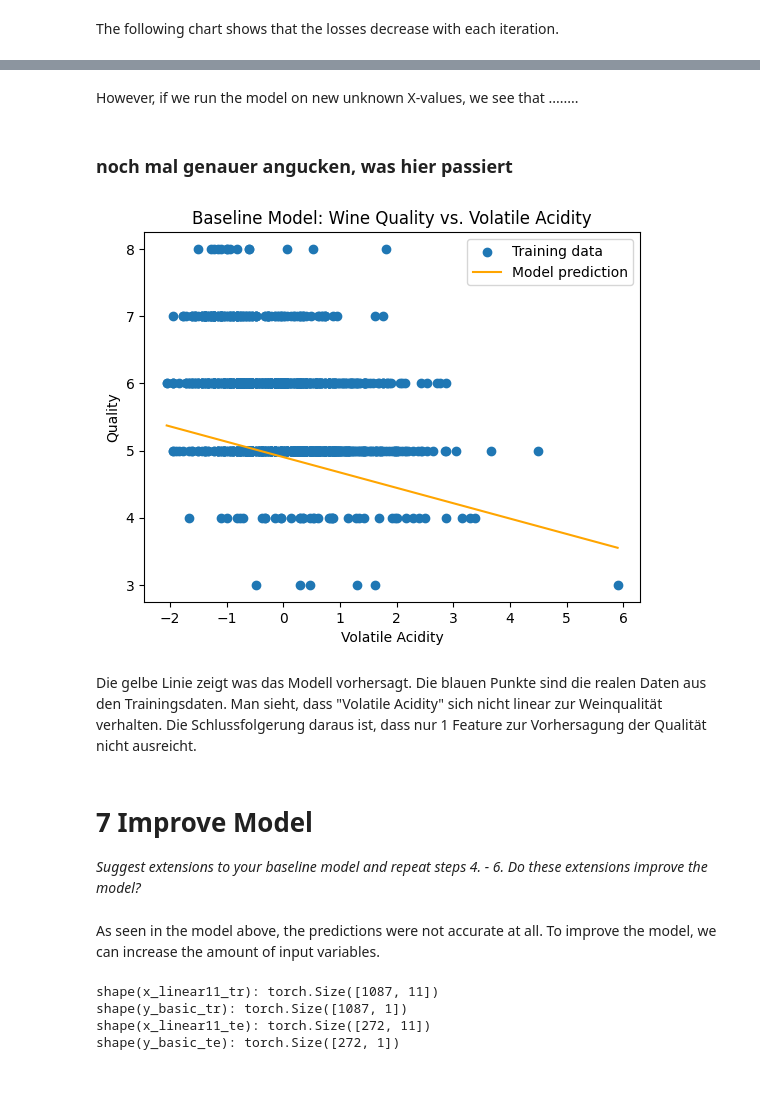
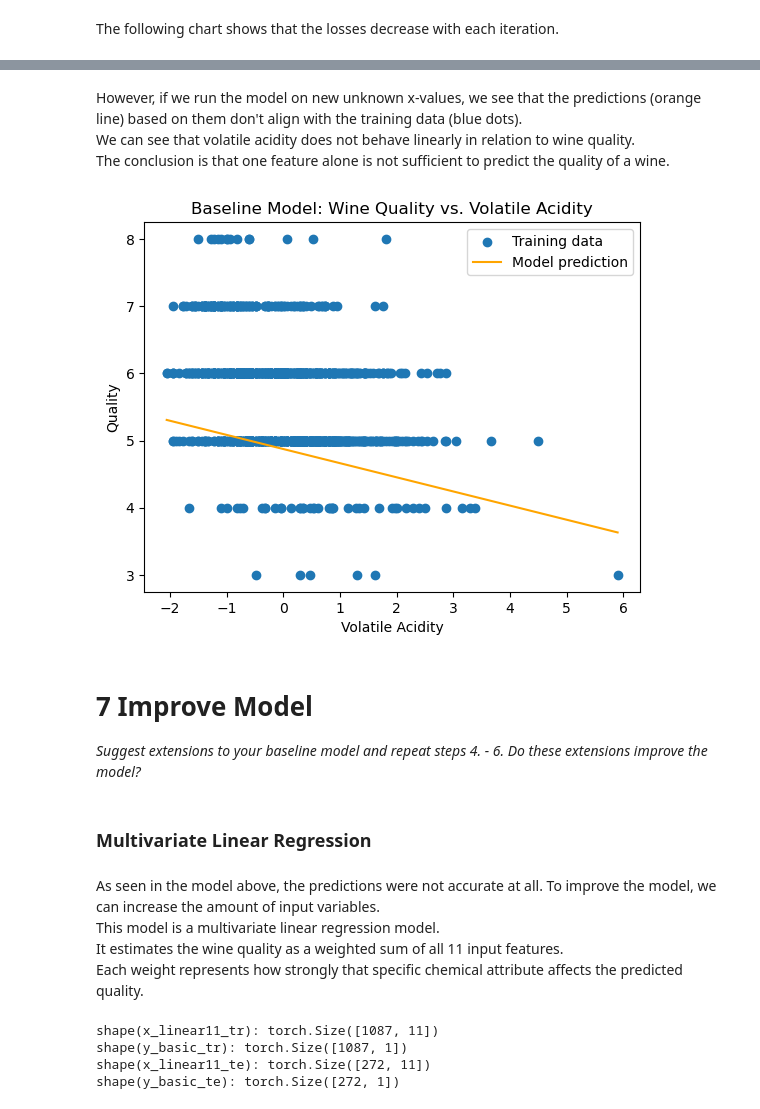
Before and after one commit to McRicecorn/NeuronaleNetze_WineQuality, a Jupyter notebook: Project1_Wine.ipynb, the cells around one changed output, grey strips where cells are left out. Drawn from its saved outputs; the diff is of its cells as text; code cells hidden in the pictures; blank space fills up the shorter version.

```diff
--- a/Project1_Wine.ipynb
+++ b/Project1_Wine.ipynb
@@ -599,33 +620,32 @@ plt.show()
 # %% [markdown]
-However, if we run the model on new unknown X-values, we see that ........
+However, if we run the model on new unknown x-values, we see that the predictions (orange line) based on them don't align with the training data (blue dots).
+We can see that volatile acidity does not behave linearly in relation to wine quality.
+The conclusion is that one feature alone is not sufficient to predict the quality of a wine.
-# %% [markdown]
-### noch mal genauer angucken, was hier passiert
 # %%
-# Visualization: regression line vs. actual data points
 x_basic_min = x_basic_tr.min().item()
 x_basic_max = x_basic_tr.max().item()
-x_basic_newArea = torch.linspace(x_basic_min, x_basic_max, 200).view(-1, 1)
+x_basic_newArea = torch.linspace(x_basic_min, x_basic_max, 100).view(-1, 1) #https://docs.pytorch.org/docs/stable/generated/torch.linspace.html
 y_pred_line = model(x_basic_newArea).detach().numpy().flatten()
 
 plt.scatter(x_basic_tr, y_basic_tr, label="Training data")
 plt.plot(x_basic_newArea, y_pred_line, color="orange", label="Model prediction")
 plt.xlabel("Volatile Acidity")
 plt.ylabel("Quality")
 plt.legend()
 plt.title("Baseline Model: Wine Quality vs. Volatile Acidity")
 plt.show()
 # %% [output]
-[figure, old version]
+[figure, new version]
-# %% [markdown]
-Die gelbe Linie zeigt was das Modell vorhersagt.
-Die blauen Punkte sind die realen Daten aus den Trainingsdaten.
-Man sieht, dass "Volatile Acidity" sich nicht linear zur Weinqualität verhalten.
-Die Schlussfolgerung daraus ist, dass nur 1 Feature zur Vorhersagung der Qualität nicht ausreicht.
 # %% [markdown]
 # 7 Improve Model
 _Suggest extensions to your baseline model and repeat steps 4. - 6. Do these extensions improve the model?_
+# %% [markdown]
+### Multivariate Linear Regression
 # %% [markdown]
 As seen in the model above, the predictions were not accurate at all. To improve the model, we can increase the amount of input variables.
+This model is a multivariate linear regression model.
+It estimates the wine quality as a weighted sum of all 11 input features.
+Each weight represents how strongly that specific chemical attribute affects the predicted quality.
 # %%
 x_linear11_tr = torch.as_tensor(X_tensor_train[:,:], dtype=torch.float32)
 x_linear11_te = torch.as_tensor(X_tensor_test[:,:], dtype=torch.float32)
```
Also changed, not shown: parts of 40 cells of this notebook.
